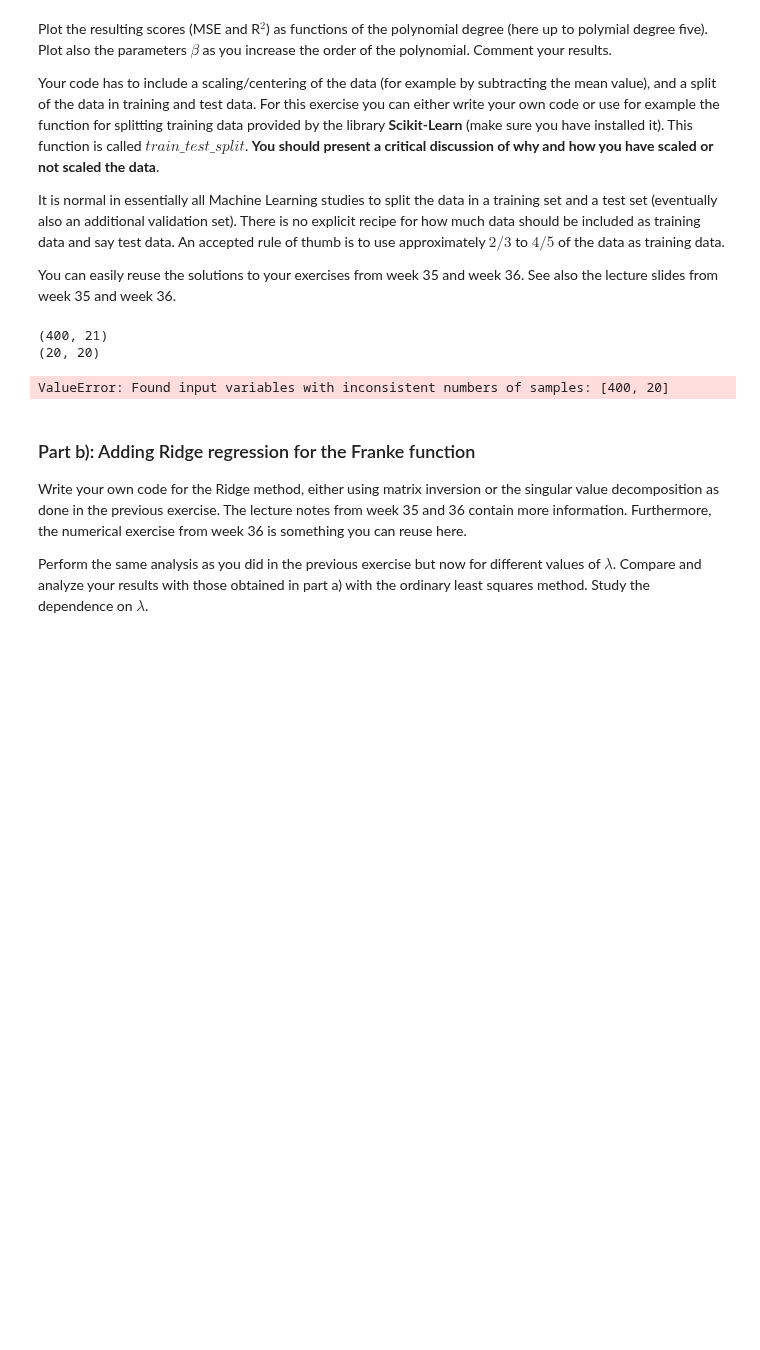
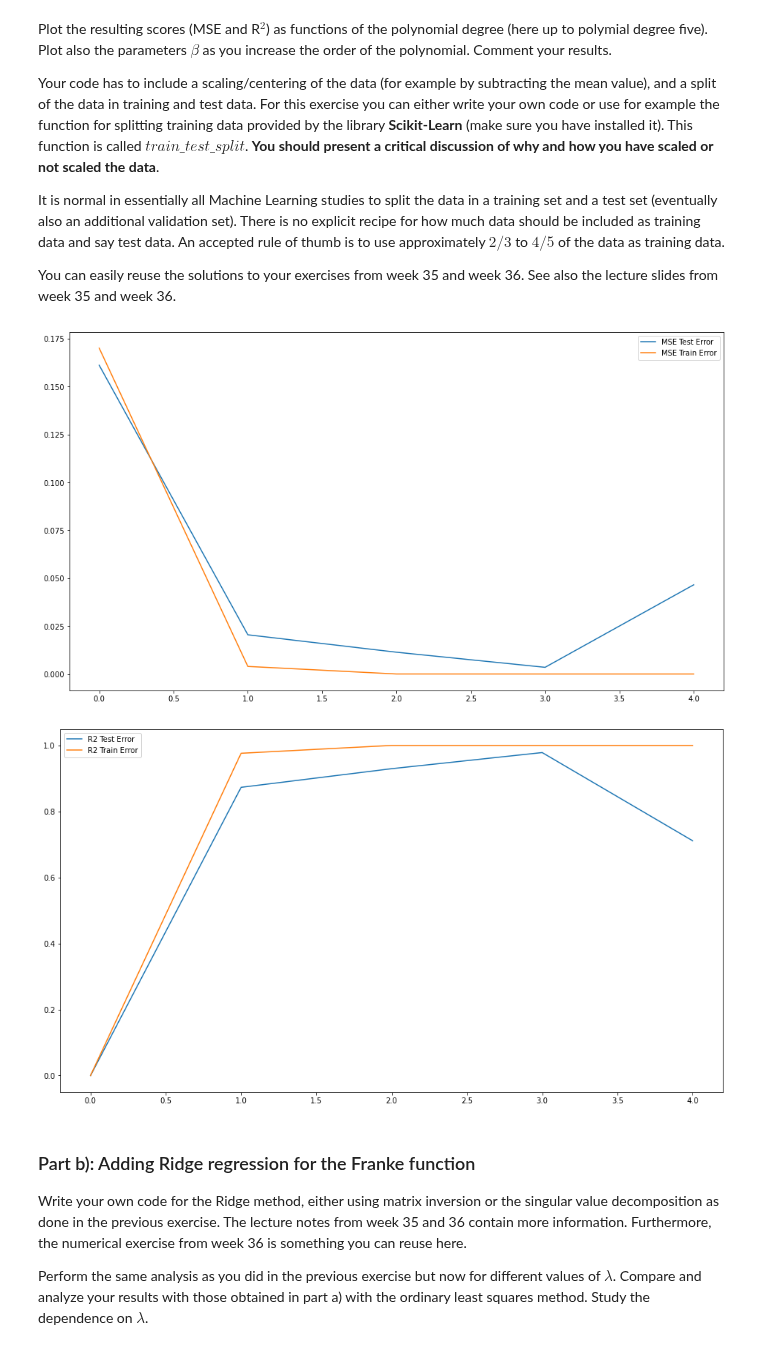
Before and after one commit to Sofriet/Project1data-ml, a Jupyter notebook: Project1.ipynb, the cells around one changed output. Cells and saved outputs as stored; diff of their text form; code cells hidden in the pictures; blank space fills up the shorter version.

Commit message:
Part a) + samples of part b

```diff
--- a/Project1.ipynb
+++ b/Project1.ipynb
@@ -108,7 +113,10 @@ ax = fig.gca(projection='3d')
 # Make data.
 x = np.arange(0, 1, 0.05)
 y = np.arange(0, 1, 0.05)
-x, y = np.meshgrid(x,y)
+
+x_grid, y_grid = np.meshgrid(x,y)
+# Grid and MSE uses different dimensions (2D matrices and vectors respectively)
+# We seperated them in different variable to not fuck up the dimensions
 
 
 def FrankeFunction(x,y):
@@ -120,9 +128,10 @@ def FrankeFunction(x,y):
 
 
 z = FrankeFunction(x, y)
+z_grid = FrankeFunction(x_grid, y_grid)
 
 # Plot the surface.
-surf = ax.plot_surface(x, y, z, cmap=cm.coolwarm,
+surf = ax.plot_surface(x_grid, y_grid, z_grid, cmap=cm.coolwarm,
                        linewidth=0, antialiased=False)
 
 # Customize the z axis.
@@ -207,49 +216,55 @@ def create_X(x, y, n ):
 
 	return X
 # %%
-TestError = []
-TrainError = []
+MSETrain = []
+MSETest = []
+
+R2Train = []
+R2Test = []
+
 PolyDegree = []
 
 PolynomialDegree = 5
 
 X = create_X(x, y, n = PolynomialDegree)
 
-print(X.shape)
-print(z.shape)
-
 X_train, X_test, z_train, z_test = train_test_split(X,z,test_size=0.2)
 clf = skl.LinearRegression().fit(X_train, z_train)
-
-# The mean squared error and R2 score
-print("MSE before scaling: {:.2f}".format(mean_squared_error(clf.predict(X_test), z_test)))
-print("R2 score before scaling {:.2f}".format(clf.score(X_test,z_test)))
 
 scaler = StandardScaler()
 scaler.fit(X_train)
 X_train_scaled = scaler.transform(X_train)
 X_test_scaled = scaler.transform(X_test)
 
 
 for degree in range(0,PolynomialDegree):
     model = make_pipeline(PolynomialFeatures(degree=degree), LinearRegression(fit_intercept=False))
     clf = model.fit(X_train_scaled, z_train)
     z_fit = clf.predict(X_train_scaled)
     z_pred = clf.predict(X_test_scaled)
     PolyDegree.append(degree)
-    TestError.append(np.mean( np.mean((z_test - z_pred)**2) ))
-    TrainError.append(np.mean( np.mean((z_train - z_fit)**2) ))
+
+    MSETrain.append(mean_squared_error(z_fit,z_train))
+    MSETest.append(mean_squared_error(z_test, z_pred))
+    R2Train.append(r2_score(z_fit, z_train))
+    R2Test.append(r2_score(z_test, z_pred))
 
 plt.figure(figsize=(16,9))
-plt.plot(PolyDegree, TestError, label='Test Error')
-plt.plot(PolyDegree, TrainError, label='Train Error')
-plt.ylim(0,0.25)
+plt.plot(PolyDegree, MSETest, label='MSE Test Error')
+plt.plot(PolyDegree, MSETrain, label='MSE Train Error')
+# plt.ylim(0,0.25)
 plt.legend()
 plt.show()
+
+plt.figure(figsize=(16,9))
+plt.plot(PolyDegree, R2Test, label='R2 Test Error')
+plt.plot(PolyDegree, R2Train, label='R2 Train Error')
+# plt.ylim(0,0.25)
+plt.legend()
+plt.show()
 # %% [output]
-(400, 21)
-(20, 20)
-ValueError: Found input variables with inconsistent numbers of samples: [400, 20]
+[figure, added]
+[figure, added]
 # %% [markdown]
 ### Part b): Adding Ridge regression for  the Franke function
 
```
Also changed, not shown: parts of 2 cells of this notebook.
